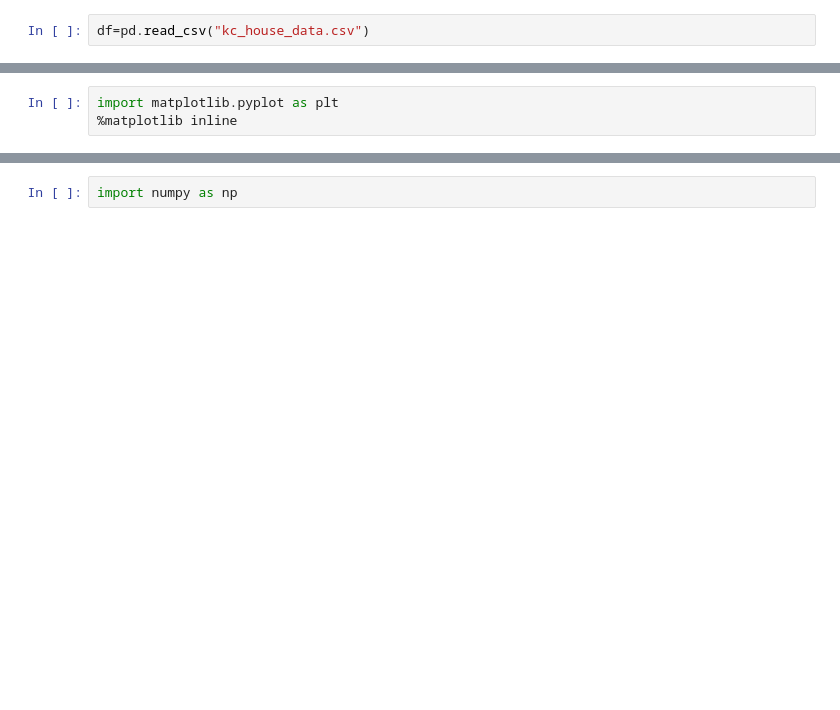
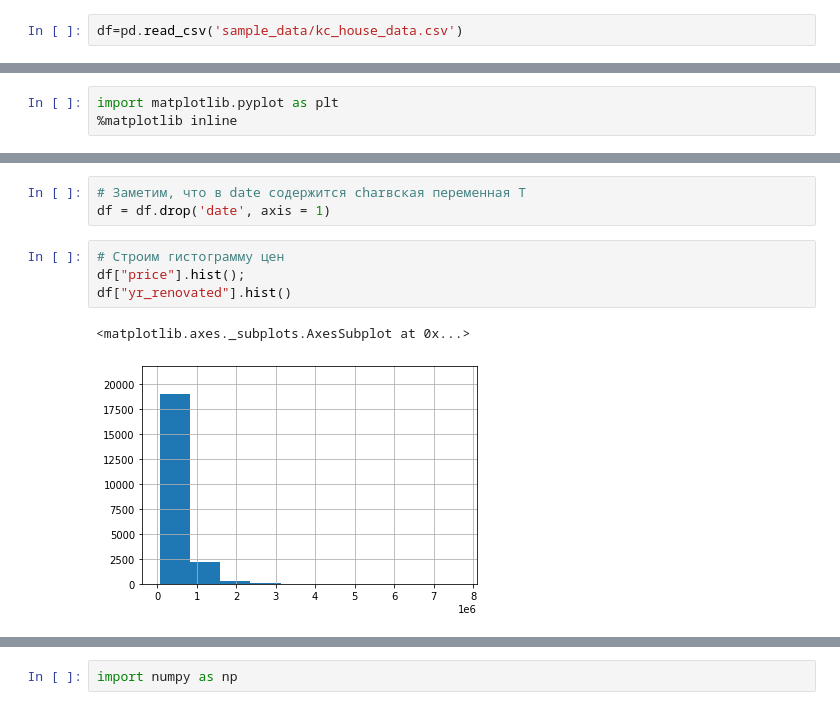
Before and after one commit to bushtets/machine_learnig, a Jupyter notebook: LineAR.ipynb, the cells around one changed output, grey strips where cells are left out. Drawn from its saved outputs; the diff is of its cells as text; blank space fills up the shorter version.

```diff
--- a/LineAR.ipynb
+++ b/LineAR.ipynb
@@ -3,6 +3,6 @@
 # %%
 import pandas as pd
 # %%
-df=pd.read_csv("kc_house_data.csv")
+df=pd.read_csv('sample_data/kc_house_data.csv')
 # %%
 df.head()
@@ -16 +67,11 @@ import matplotlib.pyplot as plt
+# %%
+# Заметим, что в date содержится charвская переменная T
+df = df.drop('date', axis = 1)
+# %%
+# Строим гистограмму цен
+df["price"].hist();
+df["yr_renovated"].hist()
+# %% [output]
+<matplotlib.axes._subplots.AxesSubplot at 0x...>
+[figure, added]
 # %%
```
Also changed, not shown: parts of 35 cells of this notebook.
